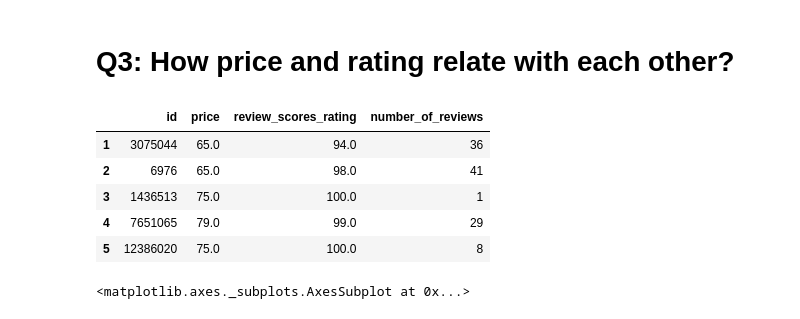
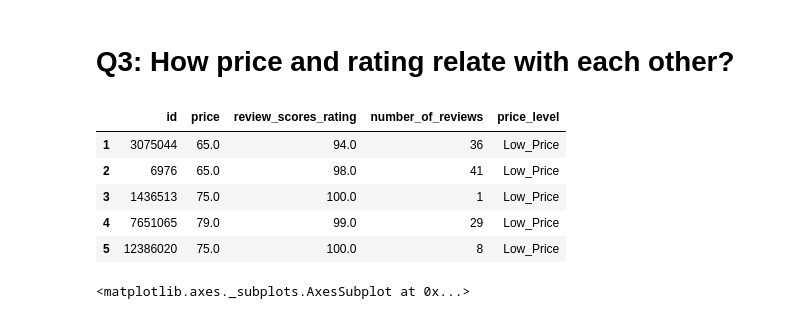
Before and after one commit to haataa/airbnb_finding, a Jupyter notebook: airbnb_finding.ipynb, the cells around one changed output. Saved outputs shown, nothing was run; the diff lists cells and outputs as text; code cells hidden in the pictures.

Commit message:
change section rate and price relation

```diff
--- a/airbnb_finding.ipynb
+++ b/airbnb_finding.ipynb
@@ -359,15 +359,15 @@ g=g.set_xticklabels(price_level_listnum_wide_long.year_month.unique(),rotation=9
 # Q3: How price and rating relate with each other?
 # %%
 # select price and ratings and dropna
-bs_price_rate = bs_listing[["id","price","review_scores_rating","number_of_reviews"]].dropna()
+bs_price_rate = bs_listing[["id","price","review_scores_rating","number_of_reviews","price_level"]].dropna()
 bs_price_rate.head()
 # %% [output]
-|  | id | price | review_scores_rating | number_of_reviews |
-| 1 | 3075044 | 65.0 | 94.0 | 36 |
-| 2 | 6976 | 65.0 | 98.0 | 41 |
-| 3 | 1436513 | 75.0 | 100.0 | 1 |
-| 4 | 7651065 | 79.0 | 99.0 | 29 |
-| 5 | 12386020 | 75.0 | 100.0 | 8 |
+|  | id | price | review_scores_rating | number_of_reviews | price_level |
+| 1 | 3075044 | 65.0 | 94.0 | 36 | Low_Price |
+| 2 | 6976 | 65.0 | 98.0 | 41 | Low_Price |
+| 3 | 1436513 | 75.0 | 100.0 | 1 | Low_Price |
+| 4 | 7651065 | 79.0 | 99.0 | 29 | Low_Price |
+| 5 | 12386020 | 75.0 | 100.0 | 8 | Low_Price |
 # %%
 f, ax = plt.subplots(figsize=(15, 6))
 sns.scatterplot(x='price',y='review_scores_rating',hue='number_of_reviews',alpha=0.5,data=bs_price_rate)
```
Also changed, not shown: parts of 14 cells of this notebook.
